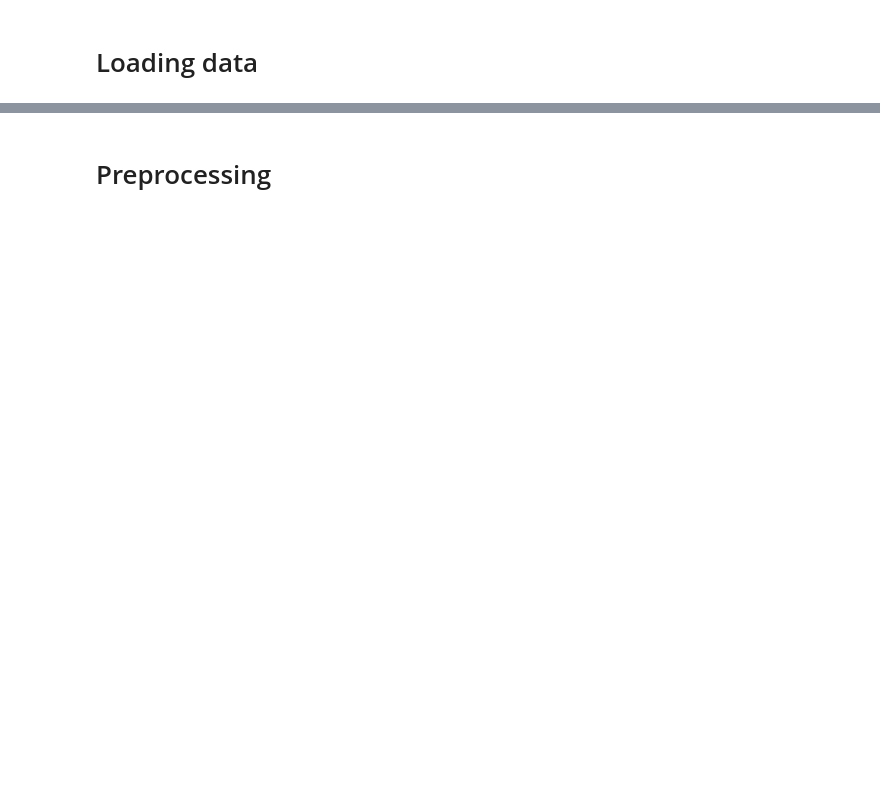
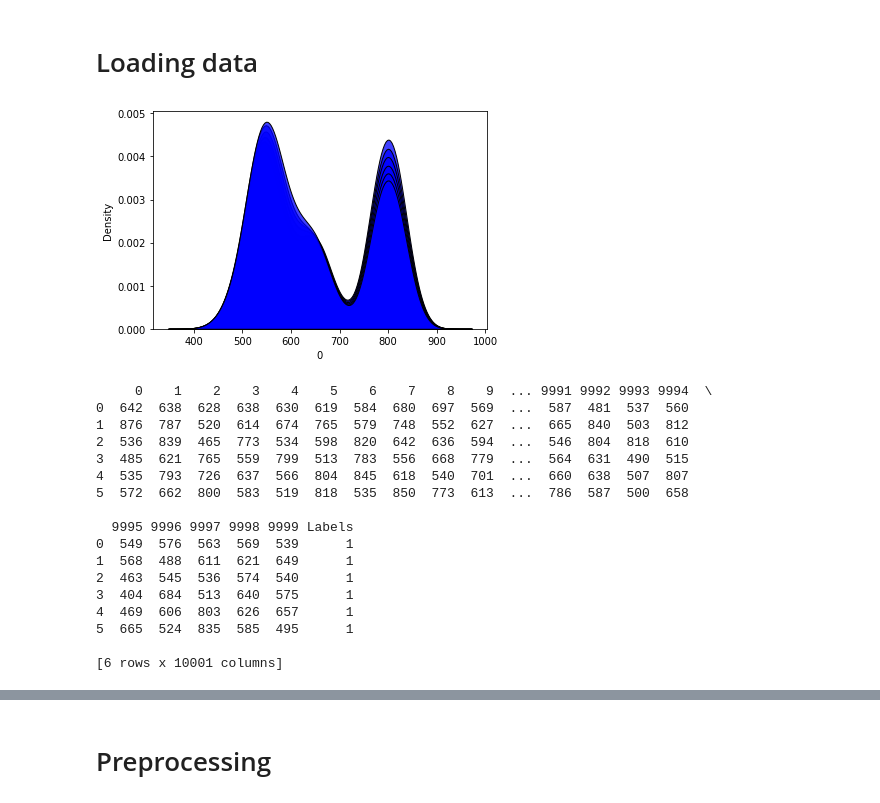
Before and after one commit to hungpham13/Distributed-data-discretization, a Jupyter notebook: src/integer_programming.ipynb, the cells around one changed output, grey strips where cells are left out. Cells and saved outputs as stored; diff of their text form; code cells hidden in the pictures; blank space fills up the shorter version.

```diff
--- a/src/integer_programming.ipynb
+++ b/src/integer_programming.ipynb
@@ -8,0 +103,22 @@ data = data[0: 65]
+# %%
+# data = pd.read_csv("/content/drive/MyDrive/new_pseudo_data.csv")
+data = generate_data()
+# %% [output]
+[figure, added]
+     0    1    2    3    4    5    6    7    8    9  ... 9991 9992 9993 9994  \
+0  642  638  628  638  630  619  584  680  697  569  ...  587  481  537  560
+1  876  787  520  614  674  765  579  748  552  627  ...  665  840  503  812
+2  536  839  465  773  534  598  820  642  636  594  ...  546  804  818  610
+3  485  621  765  559  799  513  783  556  668  779  ...  564  631  490  515
+4  535  793  726  637  566  804  845  618  540  701  ...  660  638  507  807
+5  572  662  800  583  519  818  535  850  773  613  ...  786  587  500  658
+
+  9995 9996 9997 9998 9999 Labels
+0  549  576  563  569  539      1
+1  568  488  611  621  649      1
+2  463  545  536  574  540      1
+3  404  684  513  640  575      1
+4  469  606  803  626  657      1
+5  665  524  835  585  495      1
+
+[6 rows x 10001 columns]
```
Also changed, not shown: parts of 33 cells of this notebook, 1 other file.
